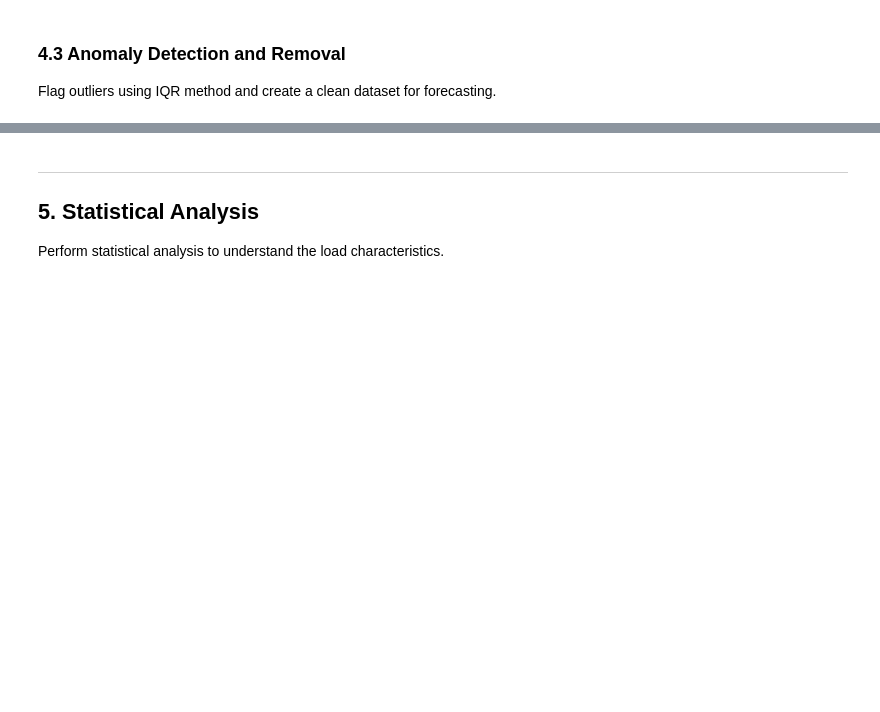
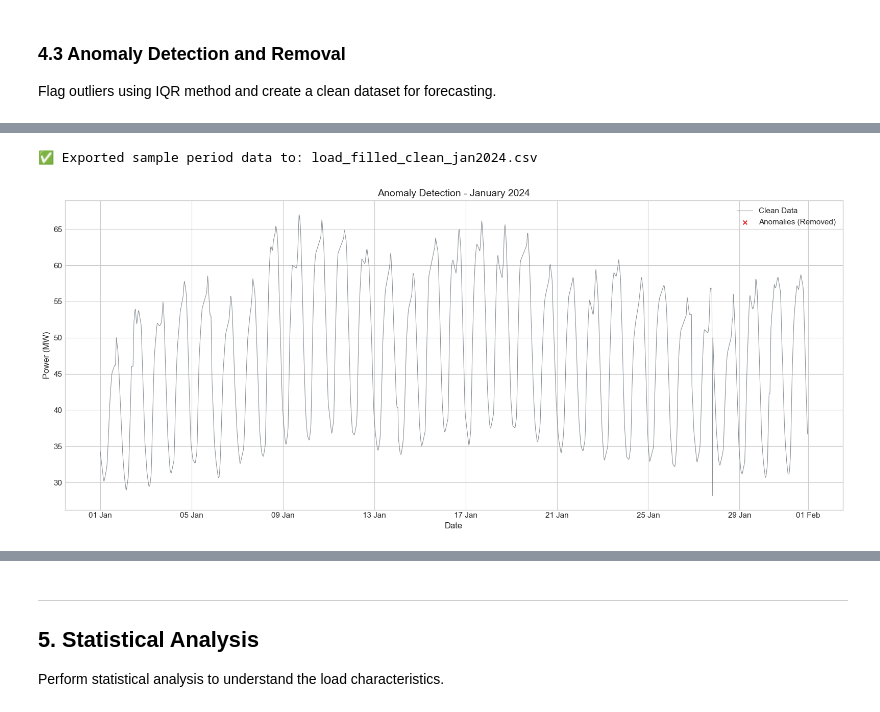
Before and after one commit to UKPN-DSO/ukpyn, a Jupyter notebook: examples/forecasting.ipynb, the cells around one changed output, grey strips where cells are left out. Saved outputs shown, nothing was run; the diff lists cells and outputs as text; code cells hidden in the pictures; blank space fills up the shorter version.

```diff
--- a/examples/forecasting.ipynb
+++ b/examples/forecasting.ipynb
@@ -177,3 +182,8 @@ No substations found in API response. Using placeholder.
 ### 2.2 Get Transformer Data from LTDS Table 2
 
 We retrieve transformer specifications to understand the substation's capacity and calculate N-1 ratings.
+# %%
+test_response = ltds.get_table_2a(limit=1)
+if len(test_response.records) > 0:
+    print("Available fields in Table 2A:")
+    print(list(test_response.records[0].fields.keys()))
@@ -584,9 +965,9 @@ else:
 
 Flag outliers using IQR method and create a clean dataset for forecasting.
 # %%
-# Flag outliers using IQR method
+# Flag outliers using IQR method (after zero/low value correction)
 outlier_flags = flag_outliers(
-    load_filled,
+    load_filled_clean,
     method='iqr',
     threshold=2.5
 )
@@ -595,7 +976,7 @@ n_outliers = outlier_flags.sum()
 print(f"Detected {n_outliers} outliers ({100*n_outliers/len(outlier_flags):.2f}%)")
 
 if n_outliers > 0:
-    outlier_values = load_filled[outlier_flags]
+    outlier_values = load_filled_clean[outlier_flags]
     print(f"\nOutlier statistics:")
     print(f"  Min outlier: {outlier_values.min():.2f} MW")
     print(f"  Max outlier: {outlier_values.max():.2f} MW")
@@ -624,25 +1020,29 @@ if qc_report.issues:
 # %%
 # Visualize anomaly detection: clean data vs removed points
 fig, ax = plt.subplots(figsize=(16, 7))
 
 # Sample data for visualization (monthly sample for clarity)
-sample_period = load_filled['2024-01':'2024-01']  # January 2024
+sample_period = load_filled_clean['2024-01':'2024-01']  # January 2024
+
 sample_outliers = outlier_flags['2024-01':'2024-01']
 
 # Plot clean data
 clean_data = sample_period[~sample_outliers]
 ax.plot(clean_data.index, clean_data.values,
         color=COLORS['secondary'], linewidth=0.8, alpha=0.8, label='Clean Data')
 
 # Plot outliers
 outlier_data = sample_period[sample_outliers]
 ax.scatter(outlier_data.index, outlier_data.values,
            color=COLORS['anomalies'], s=30, zorder=5, label='Anomalies (Removed)', marker='x')
 
 ax.set_xlabel('Date')
 ax.set_ylabel('Power (MW)')
 ax.set_title('Anomaly Detection - January 2024')
 ax.legend(loc='upper right')
 ax.xaxis.set_major_formatter(mdates.DateFormatter('%d %b'))
 plt.tight_layout()
 plt.show()
+# %% [output]
+✅ Exported sample period data to: load_filled_clean_jan2024.csv
+[figure, added]
```
Also changed, not shown: parts of 62 cells of this notebook, 27 other files.
